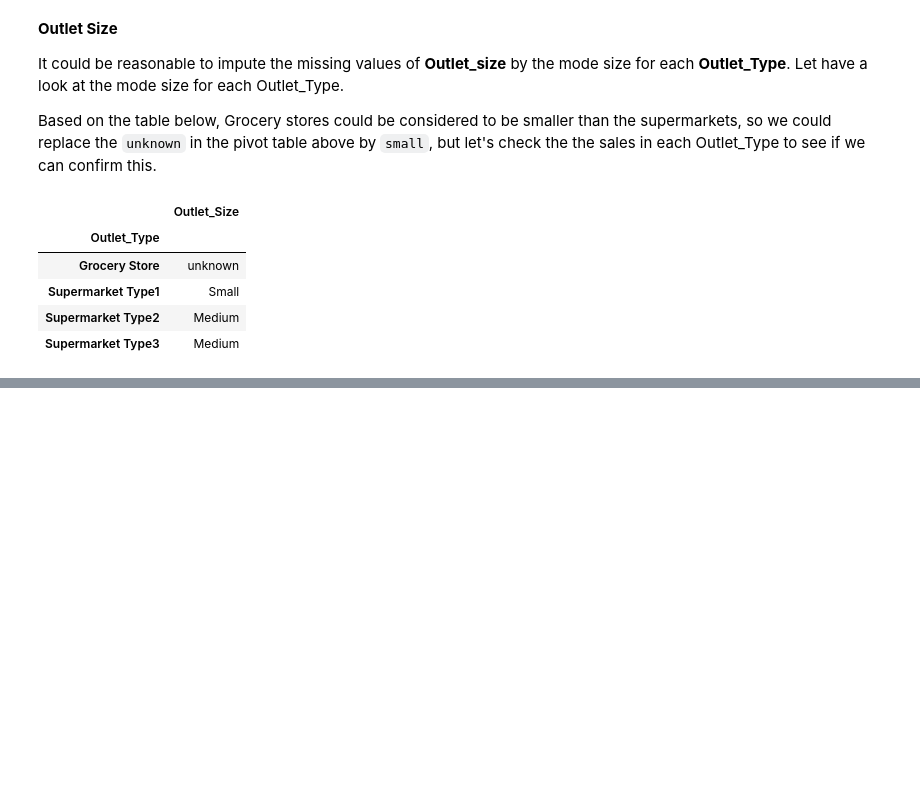
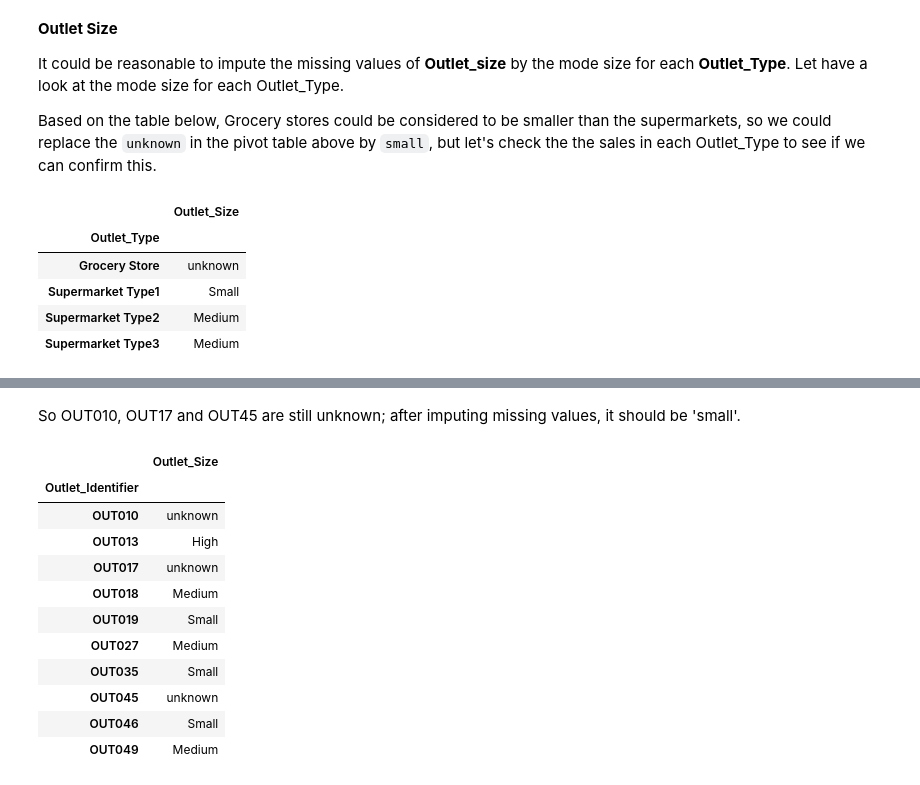
Before and after one commit to SirTee12/Big-Mart-Sales-Forecasting, a Jupyter notebook: Analysis-and-prediction-of-sales-data.ipynb, the cells around one changed output, grey strips where cells are left out. Saved outputs shown, nothing was run; the diff lists cells and outputs as text; code cells hidden in the pictures; blank space fills up the shorter version.

```diff
--- a/Analysis-and-prediction-of-sales-data.ipynb
+++ b/Analysis-and-prediction-of-sales-data.ipynb
@@ -362,0 +375,4 @@ plt.show()
+# %%
+# lets replace Outlet_Size of the Grocery store with small
+outlet_type_mode.loc['Grocery Store'] = 'Small'
+outlet_type_mode
@@ -362,0 +394,13 @@ plt.show()
+# %%
+# lets replace Outlet_Size of the Grocery store with small
+outlet_type_mode.loc['Grocery Store'] = 'Small'
+# outlet_type_mode
+
+# create a mask of missing data in Outlet_Size
+null_mask_size = bigmart['Outlet_Size'].isnull()
+
+# impute values
+bigmart.loc[null_mask_size, 'Outlet_Size'] = bigmart.loc[null_mask_size, 'Outlet_Type'].\
+                                             apply(lambda x:outlet_type_mode.loc[x])
+# verify
+bigmart.info()
@@ -362,0 +427,19 @@ plt.show()
+# %% [markdown]
+So OUT010, OUT17 and OUT45 are still unknown; after imputing missing values, it should be 'small'.
+# %%
+# print Outlet_Type of OUT010 and Out019
+outlet_identifier_mode_size = bigmart.pivot_table(values='Outlet_Size', index='Outlet_Identifier', aggfunc=(lambda x:mode(x).mode[0]))
+outlet_identifier_mode_size
+# %% [output]
+|  | Outlet_Size |
+| Outlet_Identifier |  |
+| OUT010 | unknown |
+| OUT013 | High |
+| OUT017 | unknown |
+| OUT018 | Medium |
+| OUT019 | Small |
+| OUT027 | Medium |
+| OUT035 | Small |
+| OUT045 | unknown |
+| OUT046 | Small |
+| OUT049 | Medium |
```
Also changed, not shown: parts of 21 cells of this notebook.
